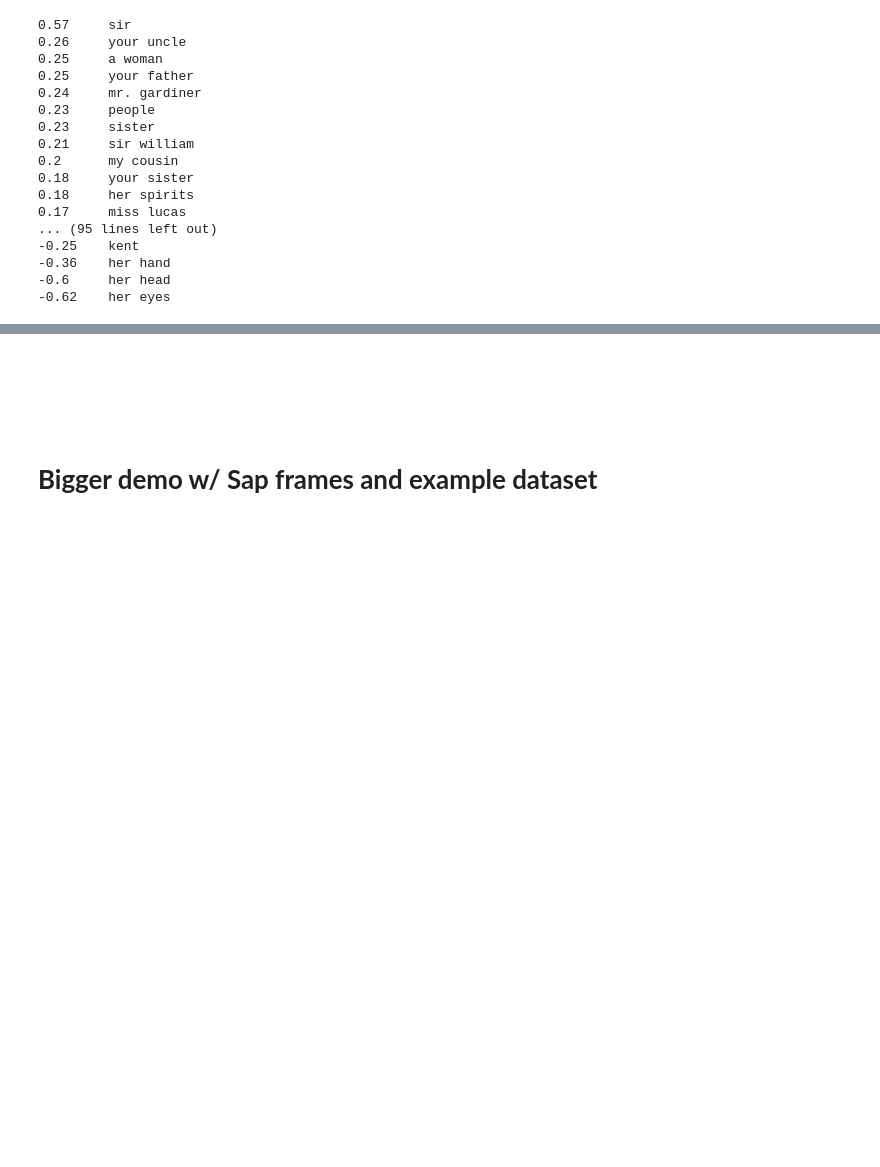
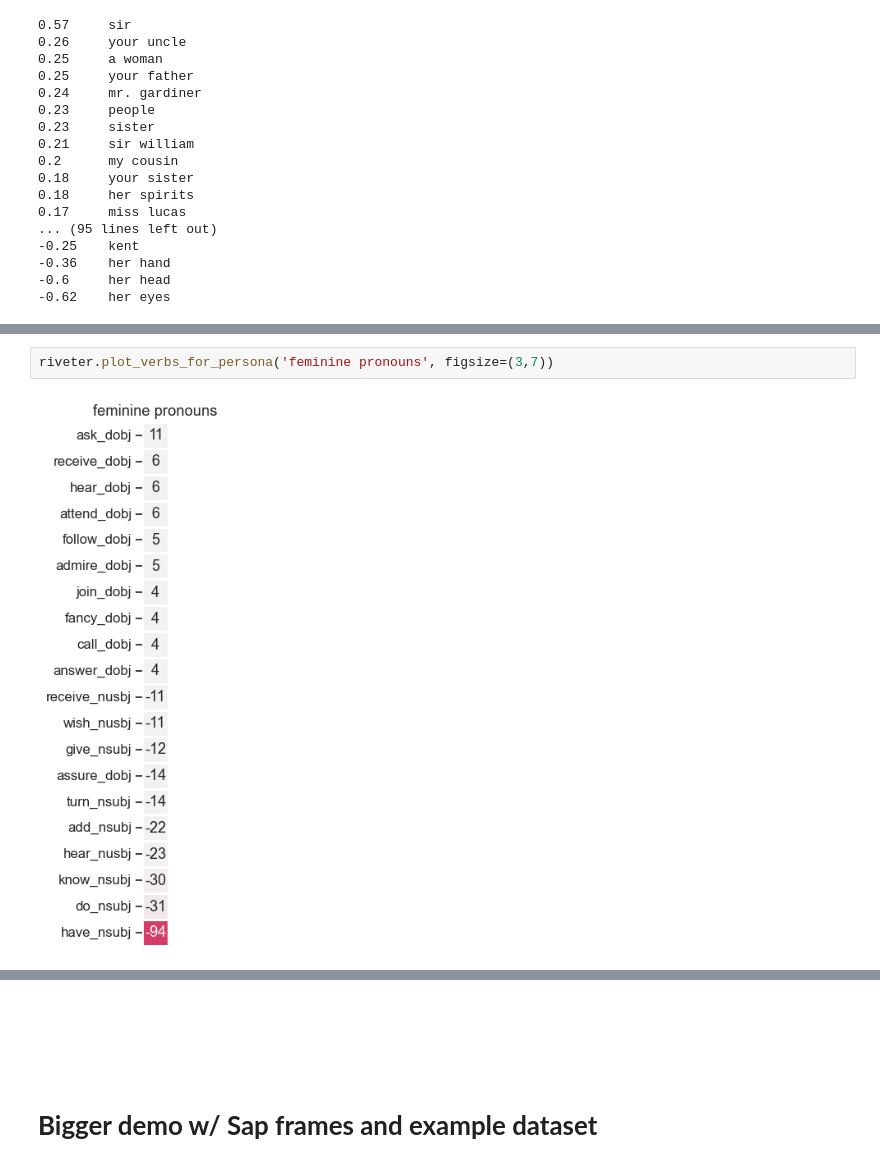
Before and after one commit to maartensap/riveter-nlp, a Jupyter notebook: riveter/demo.ipynb, the cells around one changed output, grey strips where cells are left out. Cells and saved outputs as stored; diff of their text form; blank space fills up the shorter version.

```diff
--- a/riveter/demo.ipynb
+++ b/riveter/demo.ipynb
@@ -230,0 +329,4 @@ for _persona, _score in sorted(persona_score_dict.items(), key=lambda x: x[1], r
+# %%
+riveter.plot_verbs_for_persona('feminine pronouns', figsize=(3,7))
+# %% [output]
+[figure, added]
```
Also changed, not shown: parts of 31 cells of this notebook, 3 other files.
